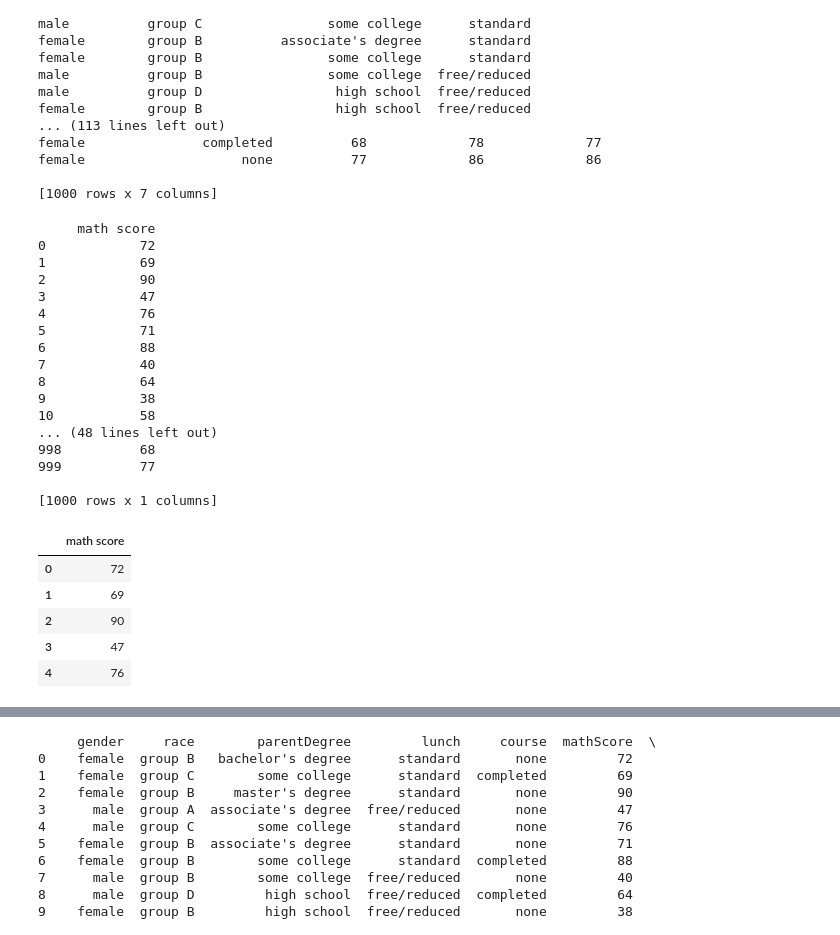
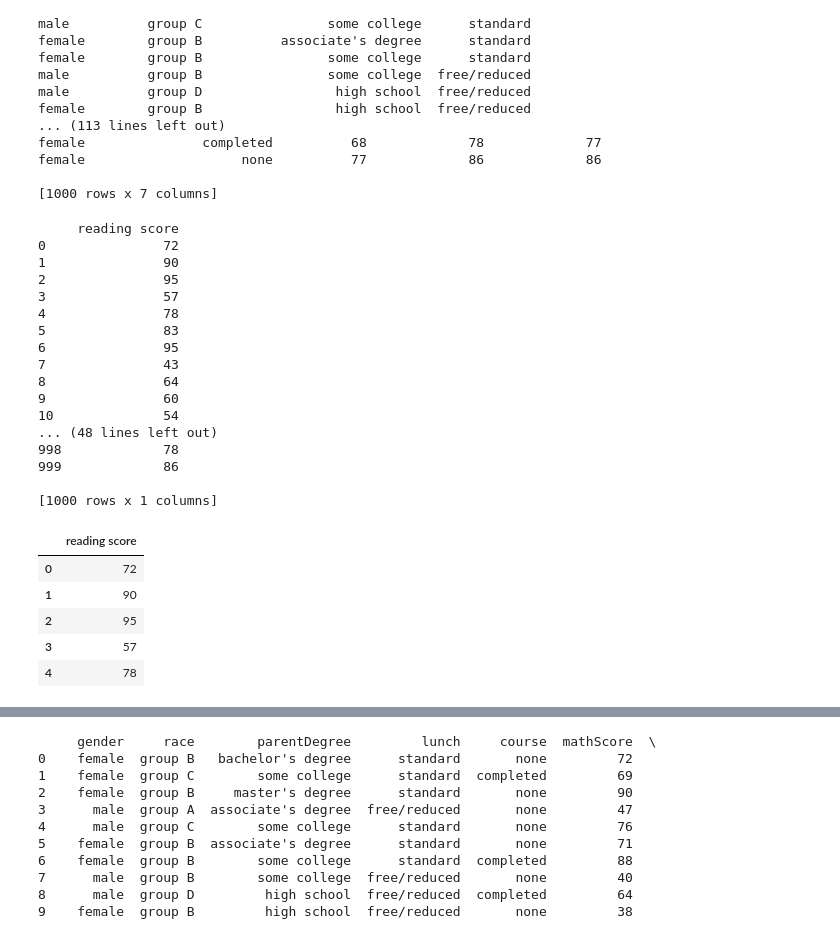
Before and after one commit to junaid-star/students-performance, a Jupyter notebook: Untitled13.ipynb, the cells around one changed output, grey strips where cells are left out. Saved outputs shown, nothing was run; the diff lists cells and outputs as text; code cells hidden in the pictures.

```diff
--- a/Untitled13.ipynb
+++ b/Untitled13.ipynb
@@ -34,30 +34,30 @@ female                    none          77             86             86
 
 [1000 rows x 7 columns]
 # %%
-data=pd.read_csv('stu.csv',usecols=['math score'])
+data=pd.read_csv('stu.csv',usecols=['reading score'])
 print(data)
 data.head()
 # %% [output]
-     math score
-0            72
-1            69
-2            90
-3            47
-4            76
-5            71
-6            88
-7            40
-8            64
-9            38
-10           58
+     reading score
+0               72
+1               90
+2               95
+3               57
+4               78
+5               83
+6               95
+7               43
+8               64
+9               60
+10              54
 ... (48 lines left out)
-998          68
-999          77
+998             78
+999             86
 
 [1000 rows x 1 columns]
-|  | math score |
+|  | reading score |
 | 0 | 72 |
-| 1 | 69 |
-| 2 | 90 |
-| 3 | 47 |
-| 4 | 76 |
+| 1 | 90 |
+| 2 | 95 |
+| 3 | 57 |
+| 4 | 78 |
```
Also changed, not shown: parts of 13 cells of this notebook.
